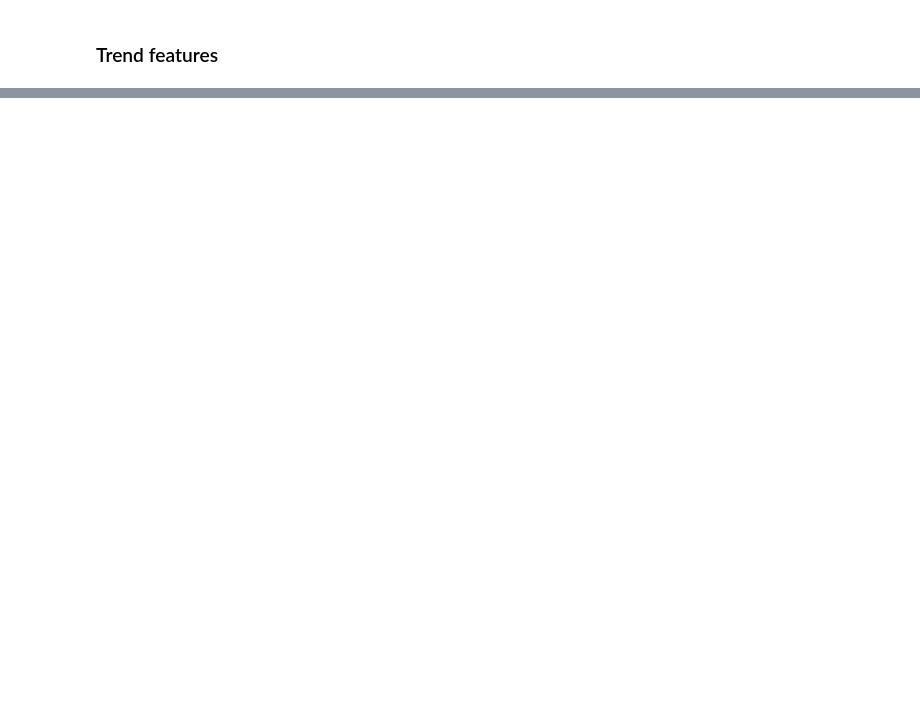
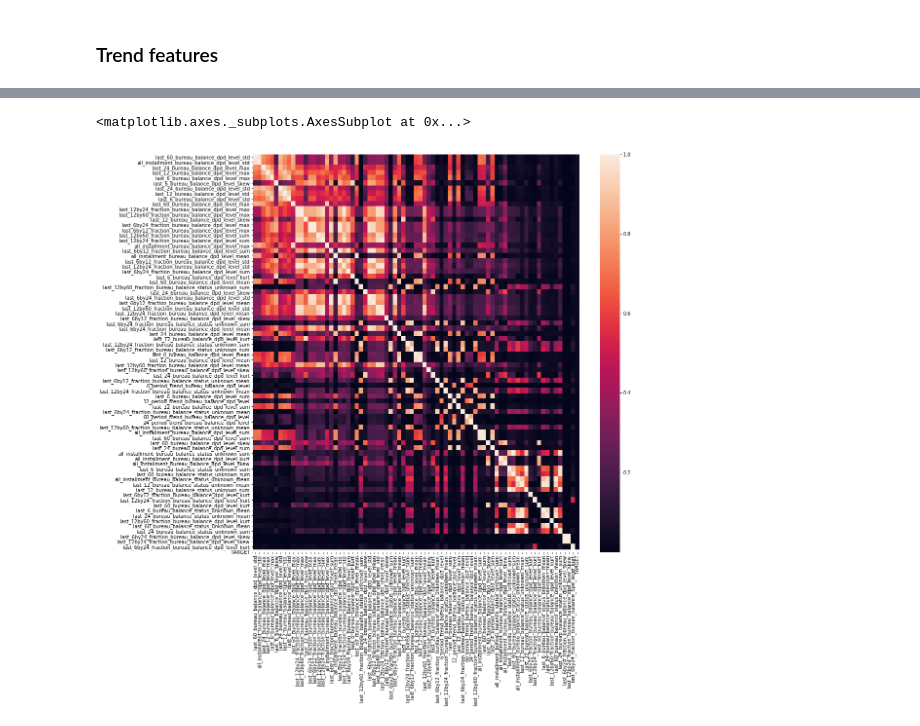
Before and after one commit to minerva-ml/open-solution-home-credit, a Jupyter notebook: notebooks/eda-bureau_balance.ipynb, the cells around one changed output, grey strips where cells are left out. Cells and saved outputs as stored; diff of their text form; code cells hidden in the pictures; blank space fills up the shorter version.

```diff
--- a/notebooks/eda-bureau_balance.ipynb
+++ b/notebooks/eda-bureau_balance.ipynb
@@ -130,4 +184,4 @@ X_corr.sort_values('TARGET', ascending=False)['TARGET']
 # %%
-regex = '_history'
+regex = '_bureau_balance'
 X_corr_truncated = X_corr.sort_values('TARGET', ascending=False).filter(regex=regex, axis=0)
 X_corr_truncated['TARGET']
@@ -134,8 +206,12 @@ X_corr_truncated['TARGET']
 # %%
 colnames = X_corr_truncated.index.tolist() + ['TARGET']
+plt.figure(figsize=(15, 15));
 sns.heatmap(X_corr_truncated[colnames],
             xticklabels=colnames,
             yticklabels=colnames)
+# %% [output]
+<matplotlib.axes._subplots.AxesSubplot at 0x...>
+[figure, added]
 # %%
 X_to_plot = X[X.columns[0:20].tolist()+['TARGET']]
 X_corr_to_plot = abs(X_to_plot.corr())
```
Also changed, not shown: parts of 11 cells of this notebook, 13 other files.
